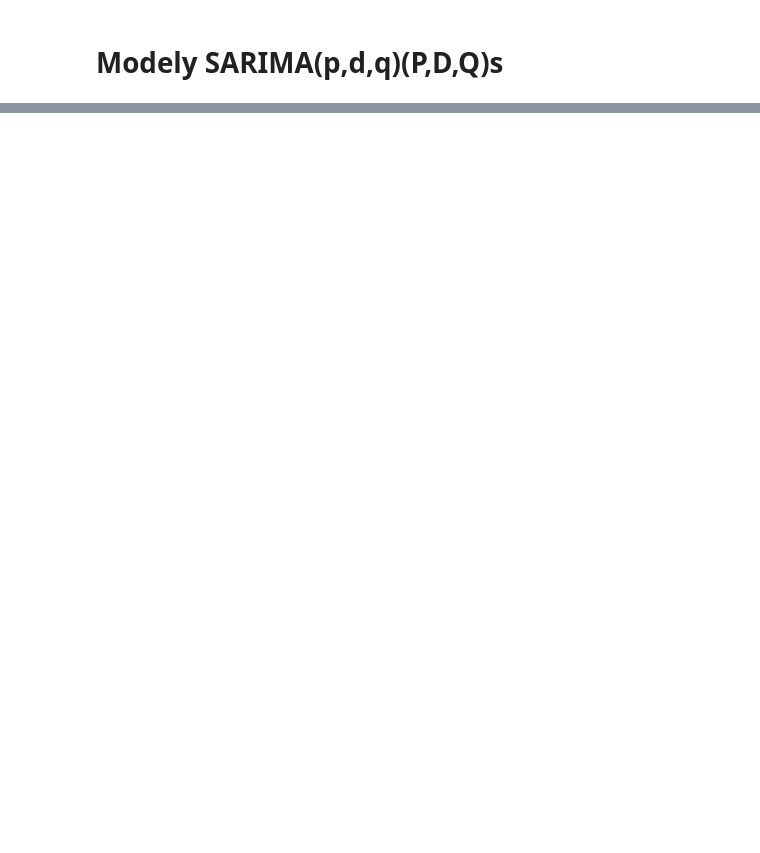
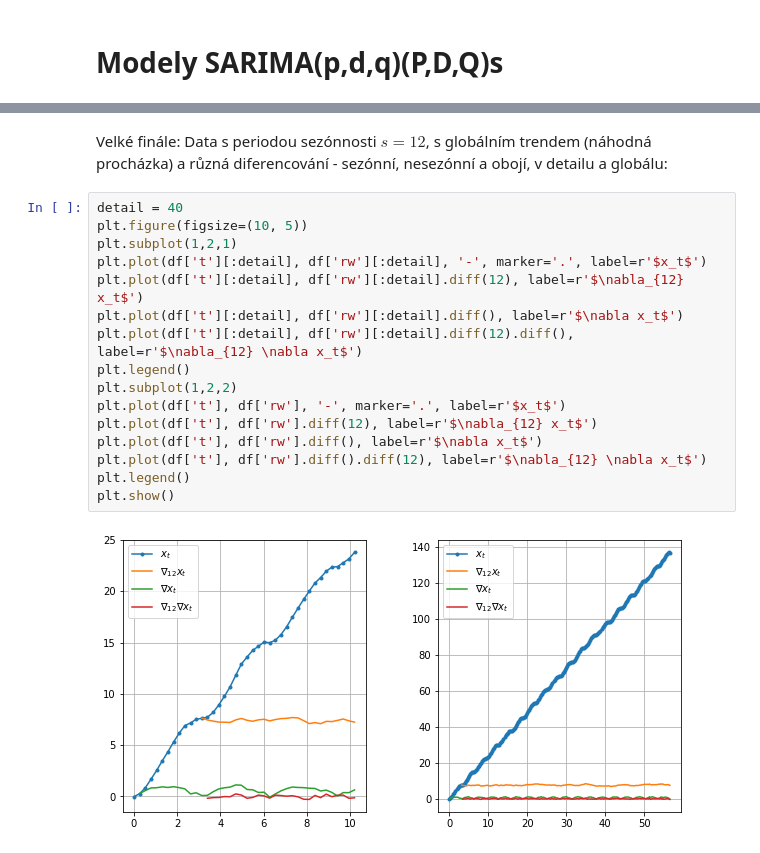
Before and after one commit to kamil-dedecius/mi-scr, a Jupyter notebook: prednasky/5.ipynb, the cells around one changed output, grey strips where cells are left out. Saved outputs shown, nothing was run; the diff lists cells and outputs as text; blank space fills up the shorter version.

```diff
--- a/prednasky/5.ipynb
+++ b/prednasky/5.ipynb
@@ -84,0 +337,20 @@ Možná přidáme eXogeneous vars?
+# %% [markdown]
+Velké finále: Data s periodou sezónnosti $s=12$, s globálním trendem (náhodná procházka) a různá diferencování - sezónní, nesezónní a obojí, v detailu a globálu:
+# %%
+detail = 40
+plt.figure(figsize=(10, 5))
+plt.subplot(1,2,1)
+plt.plot(df['t'][:detail], df['rw'][:detail], '-', marker='.', label=r'$x_t$')
+plt.plot(df['t'][:detail], df['rw'][:detail].diff(12), label=r'$\nabla_{12} x_t$')
+plt.plot(df['t'][:detail], df['rw'][:detail].diff(), label=r'$\nabla x_t$')
+plt.plot(df['t'][:detail], df['rw'][:detail].diff(12).diff(), label=r'$\nabla_{12} \nabla x_t$')
+plt.legend()
+plt.subplot(1,2,2)
+plt.plot(df['t'], df['rw'], '-', marker='.', label=r'$x_t$')
+plt.plot(df['t'], df['rw'].diff(12), label=r'$\nabla_{12} x_t$')
+plt.plot(df['t'], df['rw'].diff(), label=r'$\nabla x_t$')
+plt.plot(df['t'], df['rw'].diff().diff(12), label=r'$\nabla_{12} \nabla x_t$')
+plt.legend()
+plt.show()
+# %% [output]
+[figure, added]
```
Also changed, not shown: parts of 51 cells of this notebook, 2 other files.
